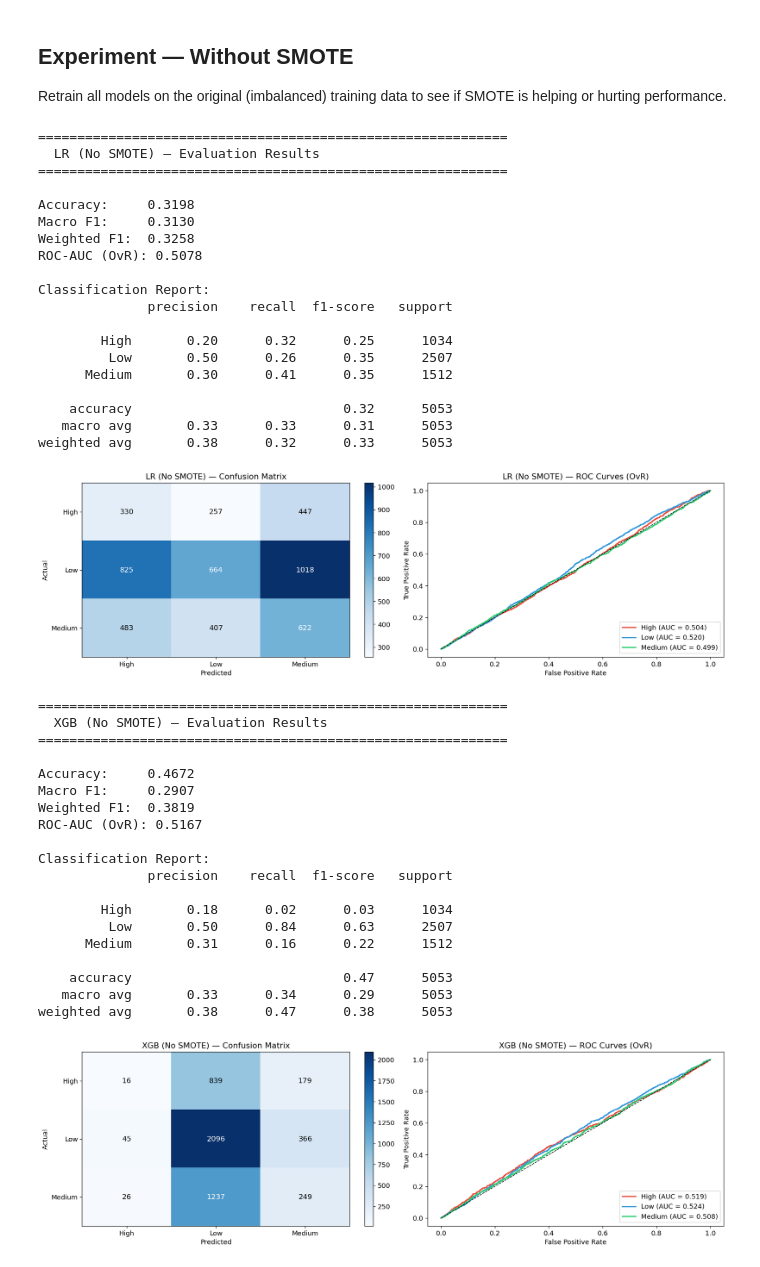
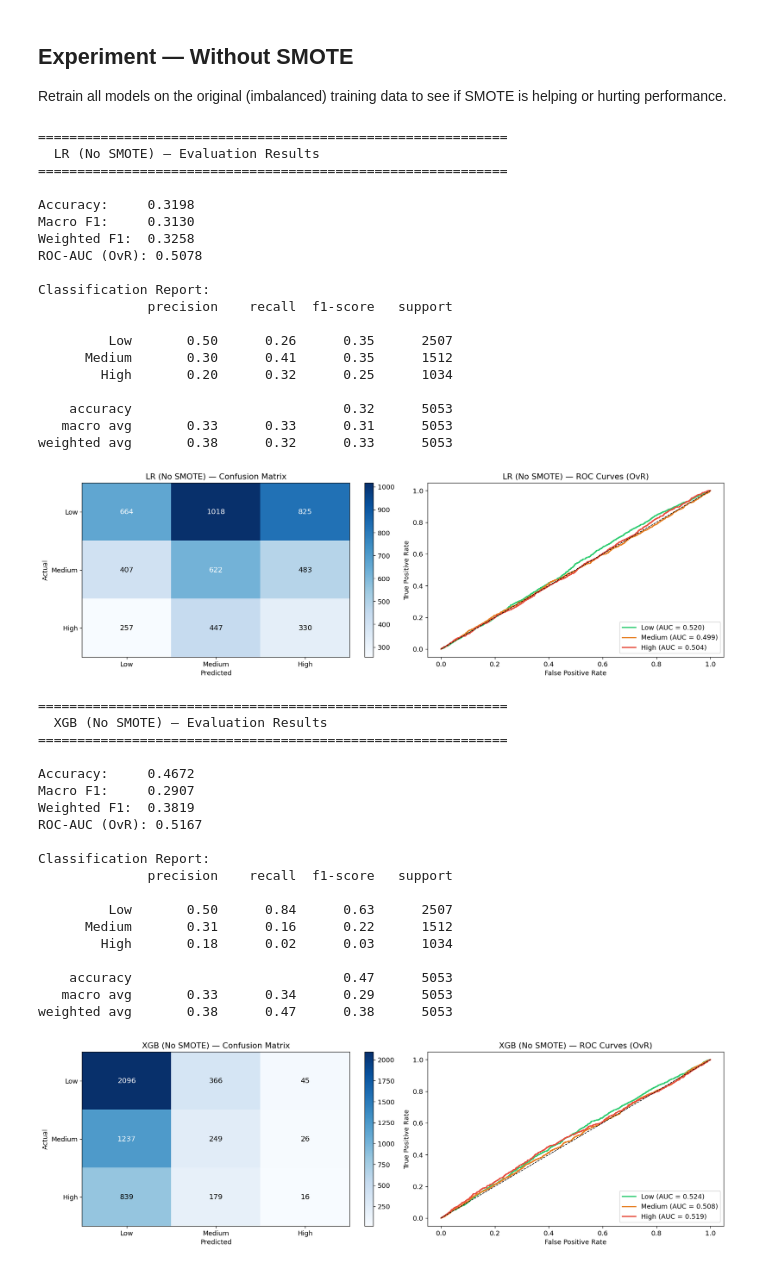
Before and after one commit to mramsundar/IITM-Graded-Projects, a Jupyter notebook: Capstone/Notebooks/Phase 3 — Model Development (Classification Systems)/1 — Risk Model.ipynb, the cells around one changed output. Cells and saved outputs as stored; diff of their text form; code cells hidden in the pictures.

```diff
--- a/Capstone/Notebooks/Phase 3 — Model Development (Classification Systems)/1 — Risk Model.ipynb
+++ b/Capstone/Notebooks/Phase 3 — Model Development (Classification Systems)/1 — Risk Model.ipynb
@@ -515,7 +561,7 @@ lr_model = LogisticRegression(
 )
 lr_model.fit(X_train_sm, y_train_sm)
 
-lr_results = evaluate_model(lr_model, X_test, y_test, "Logistic Regression", target_encoder)
+lr_results = evaluate_model(lr_model, X_test, y_test, "Logistic Regression")
 results.append(lr_results)
 # %% [output]
 ============================================================
@@ -558,7 +604,7 @@ xgb_model = XGBClassifier(
 )
 xgb_model.fit(X_train_sm, y_train_sm)
 
-xgb_results = evaluate_model(xgb_model, X_test, y_test, "XGBoost (Default)", target_encoder)
+xgb_results = evaluate_model(xgb_model, X_test, y_test, "XGBoost (Default)")
 results.append(xgb_results)
 # %% [output]
 ============================================================
@@ -594,14 +640,14 @@ from sklearn.ensemble import RandomForestClassifier
 
 rf_model = RandomForestClassifier(
     random_state=RANDOM_STATE,
-    n_estimators=100,
+    n_estimators=500,
     max_depth=None,
     class_weight="balanced",
     n_jobs=-1,
 )
 rf_model.fit(X_train_sm, y_train_sm)
 
-rf_results = evaluate_model(rf_model, X_test, y_test, "Random Forest", target_encoder)
+rf_results = evaluate_model(rf_model, X_test, y_test, "Random Forest")
 results.append(rf_results)
 # %% [output]
 ============================================================
@@ -680,7 +726,7 @@ Best CV Macro F1: 0.3020
 
 xgb_tuned = grid_search.best_estimator_
 
-xgb_tuned_results = evaluate_model(xgb_tuned, X_test, y_test, "XGBoost (Tuned)", target_encoder)
+xgb_tuned_results = evaluate_model(xgb_tuned, X_test, y_test, "XGBoost (Tuned)")
 results.append(xgb_tuned_results)
 # %% [output]
 ============================================================
@@ -980,17 +1026,17 @@ no_smote_results = []
 # 1. Logistic Regression (no SMOTE)
 lr_ns = LogisticRegression(random_state=RANDOM_STATE, max_iter=1000, class_weight="balanced", solver="lbfgs")
 lr_ns.fit(X_train, y_train)
-no_smote_results.append(evaluate_model(lr_ns, X_test, y_test, "LR (No SMOTE)", target_encoder))
+no_smote_results.append(evaluate_model(lr_ns, X_test, y_test, "LR (No SMOTE)"))
 
 # 2. XGBoost (no SMOTE)
 xgb_ns = XGBClassifier(random_state=RANDOM_STATE, eval_metric="mlogloss", use_label_encoder=False, n_estimators=100, max_depth=6, learning_rate=0.1, n_jobs=-1)
 xgb_ns.fit(X_train, y_train)
-no_smote_results.append(evaluate_model(xgb_ns, X_test, y_test, "XGB (No SMOTE)", target_encoder))
+no_smote_results.append(evaluate_model(xgb_ns, X_test, y_test, "XGB (No SMOTE)"))
 
 # 3. Random Forest (no SMOTE)
 rf_ns = RandomForestClassifier(random_state=RANDOM_STATE, n_estimators=100, class_weight="balanced", n_jobs=-1)
 rf_ns.fit(X_train, y_train)
-no_smote_results.append(evaluate_model(rf_ns, X_test, y_test, "RF (No SMOTE)", target_encoder))
+no_smote_results.append(evaluate_model(rf_ns, X_test, y_test, "RF (No SMOTE)"))
 
 # --- Side-by-side comparison ---
 print("\n" + "=" * 80)
@@ -999,35 +1045,35 @@ print("=" * 80)
 
 smote_df = pd.DataFrame(results).set_index("Model")
 no_smote_df = pd.DataFrame(no_smote_results).set_index("Model")
 combined = pd.concat([smote_df, no_smote_df])
 
 print(combined.to_string())
 
 print("\n\nBest model overall per metric:")
 for col in combined.columns:
     best = combined[col].idxmax()
     print(f"  {col:20s} → {best} ({combined[col].max():.4f})")
 # %% [output]
 ============================================================
   LR (No SMOTE) — Evaluation Results
 ============================================================
 
 Accuracy:     0.3198
 Macro F1:     0.3130
 Weighted F1:  0.3258
 ROC-AUC (OvR): 0.5078
 
 Classification Report:
               precision    recall  f1-score   support
 
-        High       0.20      0.32      0.25      1034
          Low       0.50      0.26      0.35      2507
       Medium       0.30      0.41      0.35      1512
+        High       0.20      0.32      0.25      1034
 
     accuracy                           0.32      5053
    macro avg       0.33      0.33      0.31      5053
 weighted avg       0.38      0.32      0.33      5053
-[figure, old version]
+[figure, new version]
 ============================================================
   XGB (No SMOTE) — Evaluation Results
 ============================================================
@@ -1040,14 +1086,14 @@ ROC-AUC (OvR): 0.5167
 Classification Report:
               precision    recall  f1-score   support
 
-        High       0.18      0.02      0.03      1034
          Low       0.50      0.84      0.63      2507
       Medium       0.31      0.16      0.22      1512
+        High       0.18      0.02      0.03      1034
 
     accuracy                           0.47      5053
    macro avg       0.33      0.34      0.29      5053
 weighted avg       0.38      0.47      0.38      5053
-[figure, old version]
+[figure, new version]
 ============================================================
   RF (No SMOTE) — Evaluation Results
 ============================================================
```
Also changed, not shown: parts of 18 cells of this notebook, 1 other file.
